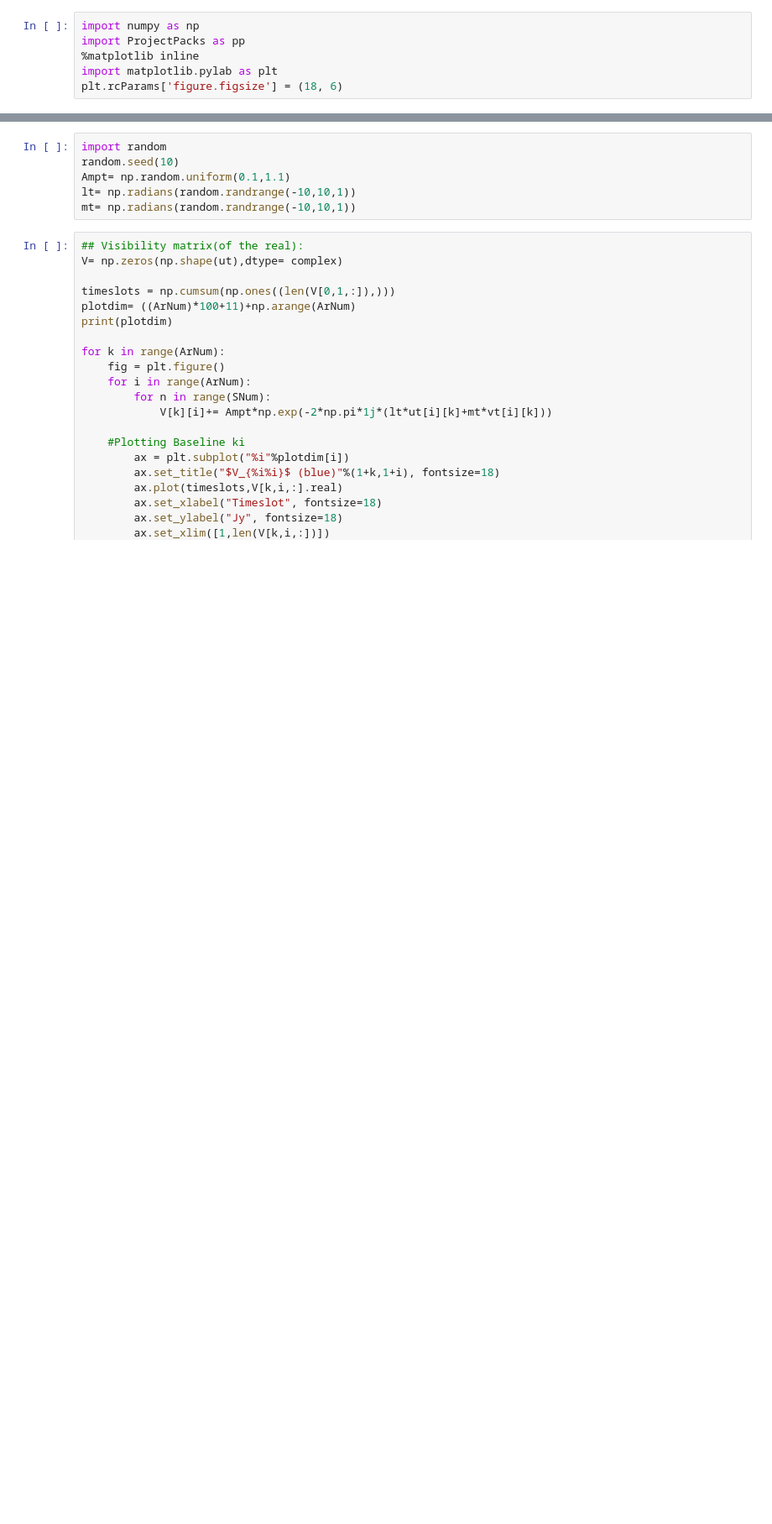
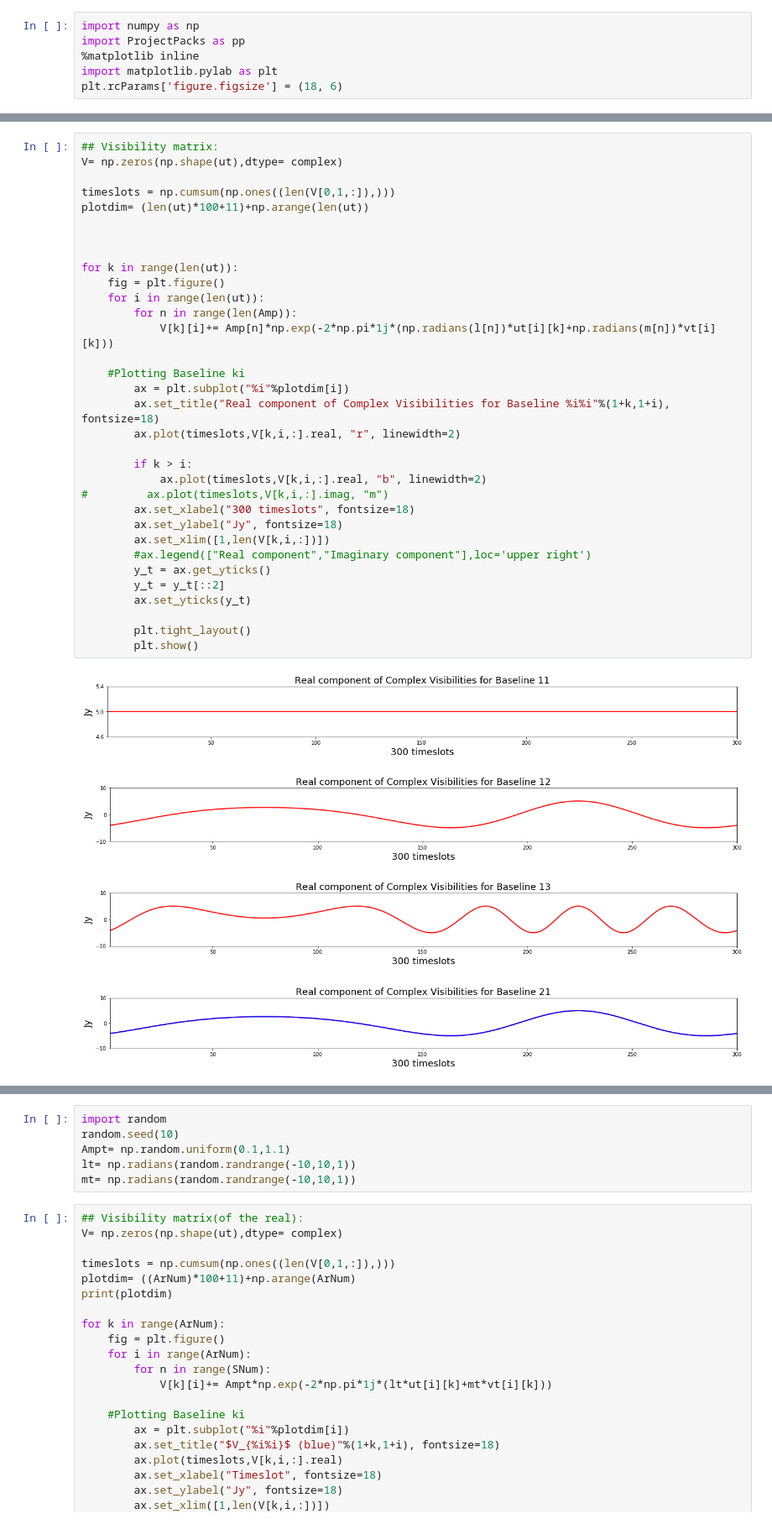
Before and after one commit to TiisQ/Honours-Project, a Jupyter notebook: Project_Simulator.ipynb, the cells around one changed output, grey strips where cells are left out. Shown: that part at 84% size. Cells and saved outputs as stored; diff of their text form; blank space fills up the shorter version.

```diff
--- a/Project_Simulator.ipynb
+++ b/Project_Simulator.ipynb
@@ -41,0 +49,38 @@ plt.show()
+# %%
+## Visibility matrix:
+V= np.zeros(np.shape(ut),dtype= complex)
+
+timeslots = np.cumsum(np.ones((len(V[0,1,:]),)))
+plotdim= (len(ut)*100+11)+np.arange(len(ut))
+
+
+
+for k in range(len(ut)):
+    fig = plt.figure()
+    for i in range(len(ut)):
+        for n in range(len(Amp)):
+            V[k][i]+= Amp[n]*np.exp(-2*np.pi*1j*(np.radians(l[n])*ut[i][k]+np.radians(m[n])*vt[i][k]))
+
+    #Plotting Baseline ki
+        ax = plt.subplot("%i"%plotdim[i])
+        ax.set_title("Real component of Complex Visibilities for Baseline %i%i"%(1+k,1+i), fontsize=18)
+        ax.plot(timeslots,V[k,i,:].real, "r", linewidth=2)
+
+        if k > i:
+            ax.plot(timeslots,V[k,i,:].real, "b", linewidth=2)
+#         ax.plot(timeslots,V[k,i,:].imag, "m")
+        ax.set_xlabel("300 timeslots", fontsize=18)
+        ax.set_ylabel("Jy", fontsize=18)
+        ax.set_xlim([1,len(V[k,i,:])])
+        #ax.legend(["Real component","Imaginary component"],loc='upper right')
+        y_t = ax.get_yticks()
+        y_t = y_t[::2]
+        ax.set_yticks(y_t)
+
+        plt.tight_layout()
+        plt.show()
+# %% [output]
+[figure, added]
+[figure, added]
+[figure, added]
+[figure, added]
```
Also changed, not shown: parts of 8 cells of this notebook, 12 other files.
